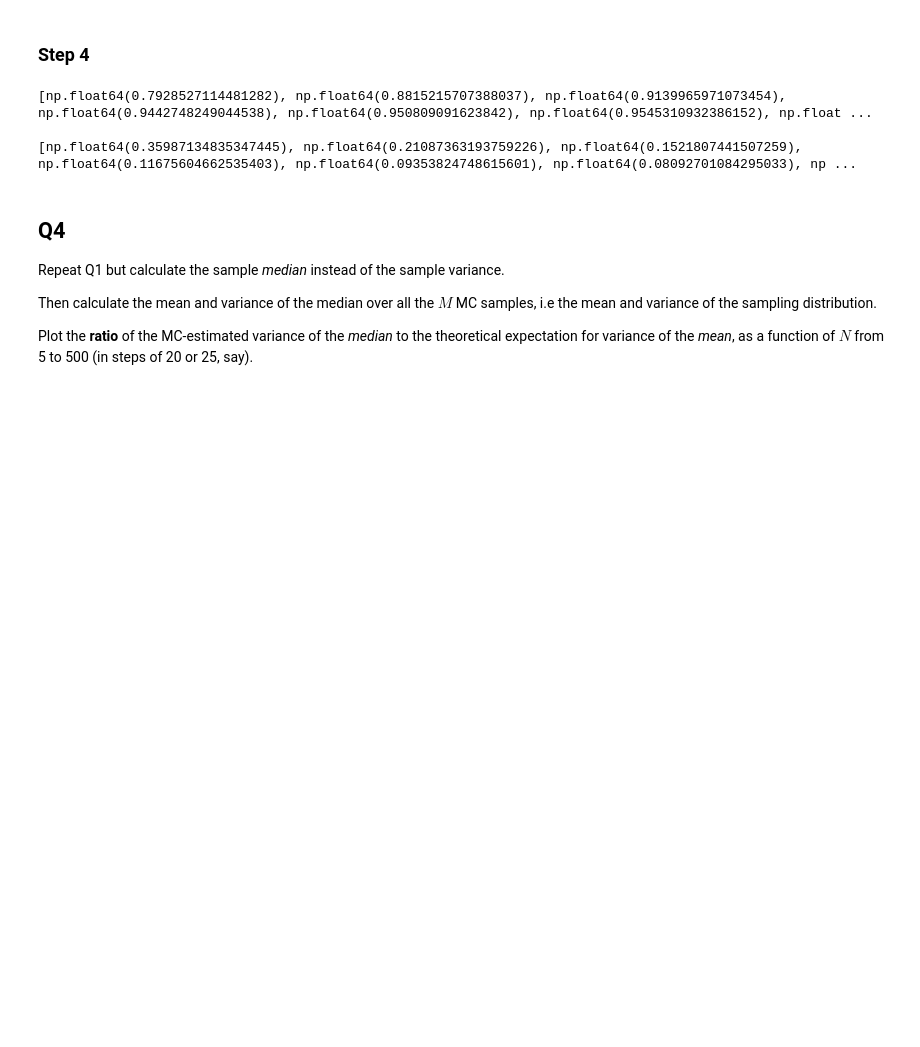
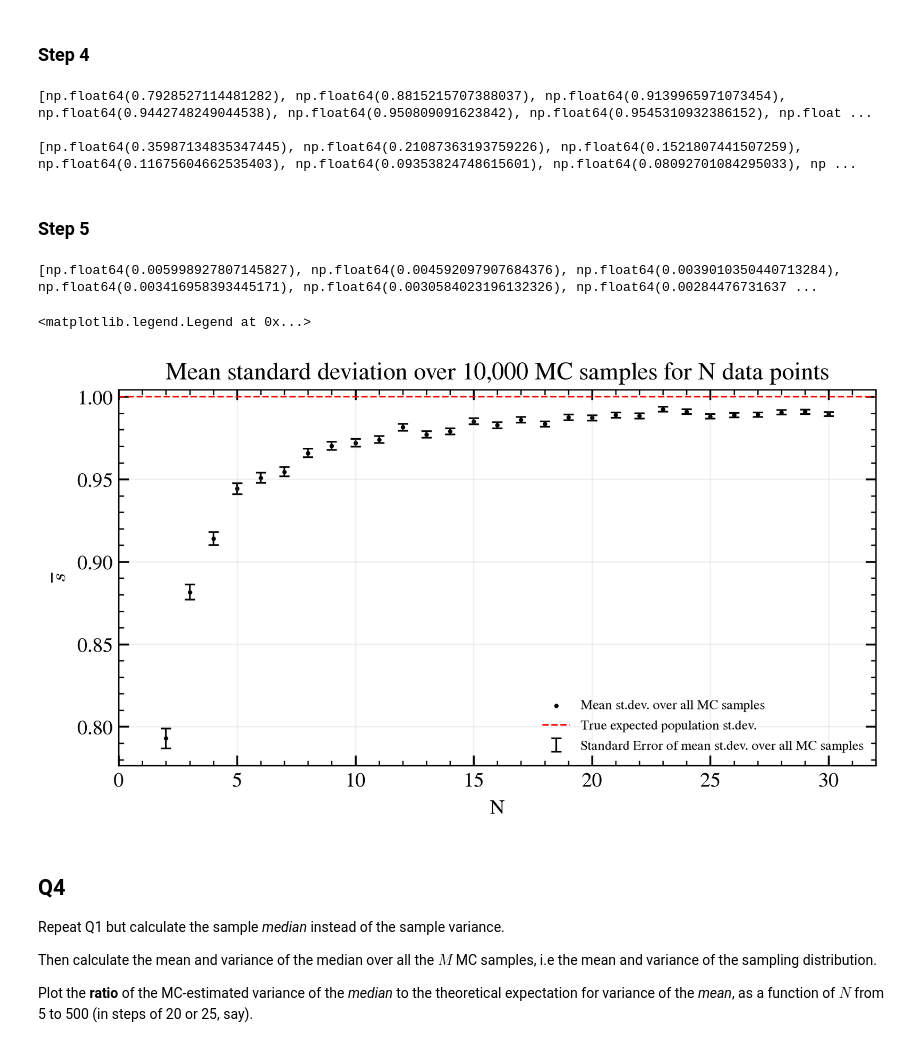
Before and after one commit to JamesDuf/UW-PHYS-782, a Jupyter notebook: Assignment 1/A1 P782 F26 - MC Simulations of Estimators of Location and Spread.ipynb, the cells around one changed output. Cells and saved outputs as stored; diff of their text form; code cells hidden in the pictures; blank space fills up the shorter version.

Commit message:
Q3 step 5

```diff
--- a/Assignment 1/A1 P782 F26 - MC Simulations of Estimators of Location and Spread.ipynb
+++ b/Assignment 1/A1 P782 F26 - MC Simulations of Estimators of Location and Spread.ipynb
@@ -400,6 +400,53 @@ print(variances_of_estimates_of_std)        # array of the s2 of all 10000 s val
 [np.float64(0.7928527114481282), np.float64(0.8815215707388037), np.float64(0.9139965971073454), np.float64(0.9442748249044538), np.float64(0.950809091623842), np.float64(0.9545310932386152), np.float ...
 
 [np.float64(0.35987134835347445), np.float64(0.21087363193759226), np.float64(0.1521807441507259), np.float64(0.11675604662535403), np.float64(0.09353824748615601), np.float64(0.08092701084295033), np ...
+# %% [markdown]
+### Step 5
+# %%
+standard_errors_of_means_of_estimates_of_std = []              # holds the stderr for each mean        # shape (29, 1)
+
+for var in variances_of_estimates_of_std:
+    stderr = compute_standard_error_of_sample(var, N=M)             # computes the std err in the mean of the std -> we computed the avg of all 10000 s values so N=10000
+    standard_errors_of_means_of_estimates_of_std.append(stderr)
+
+print(standard_errors_of_means_of_estimates_of_std)            # array of stderr for each mean of std     # shape (29 , 1)
+# %% [output]
+[np.float64(0.005998927807145827), np.float64(0.004592097907684376), np.float64(0.0039010350440713284), np.float64(0.003416958393445171), np.float64(0.0030584023196132326), np.float64(0.00284476731637 ...
+# %%
+import matplotlib.ticker as ticker
+
+fig, ax = plt.subplots(figsize=(8, 4), dpi = 300)
+
+ax.tick_params(axis="both", which="major", direction="in", length=6, width=1.1, top=True, right=True)
+ax.tick_params(axis="both", which="minor", direction="in", length=3, width=0.8, top=True, right=True)
+ax.xaxis.set_minor_locator(ticker.AutoMinorLocator())
+ax.yaxis.set_minor_locator(ticker.AutoMinorLocator())
+ax.grid(True, which="major", alpha=0.18, lw=0.8)
+
+ax.set_xlabel('N')
+ax.set_ylabel(r'$\overline{s}$')
+ax.set_title("Mean standard deviation over 10,000 MC samples for N data points")
+ax.set_xlim(0,32)
+# ax.set_ylim(0.95,1.05)
+
+ax.scatter(N_array, means_of_estimates_of_std, marker='.', s = 10, label="Mean st.dev. over all MC samples", color='black')
+
+ax.errorbar(N_array, means_of_estimates_of_std,
+    yerr=standard_errors_of_means_of_estimates_of_std,
+    fmt="none",
+    capsize=3,
+    lw = 1.0,
+    label="Standard Error of mean st.dev. over all MC samples",
+    zorder= -3,
+    color = 'black'
+)
+
+ax.axhline(y=1, color= 'red', ls='dashed', label = 'True expected population st.dev.', lw = 1.0)    # true E[s] for normal ~N(0,1) is 1
+
+ax.legend(frameon=False, fontsize=8, loc='best')
+# %% [output]
+<matplotlib.legend.Legend at 0x...>
+[figure, added]
 # %% [markdown]
 ## Q4
 
```
